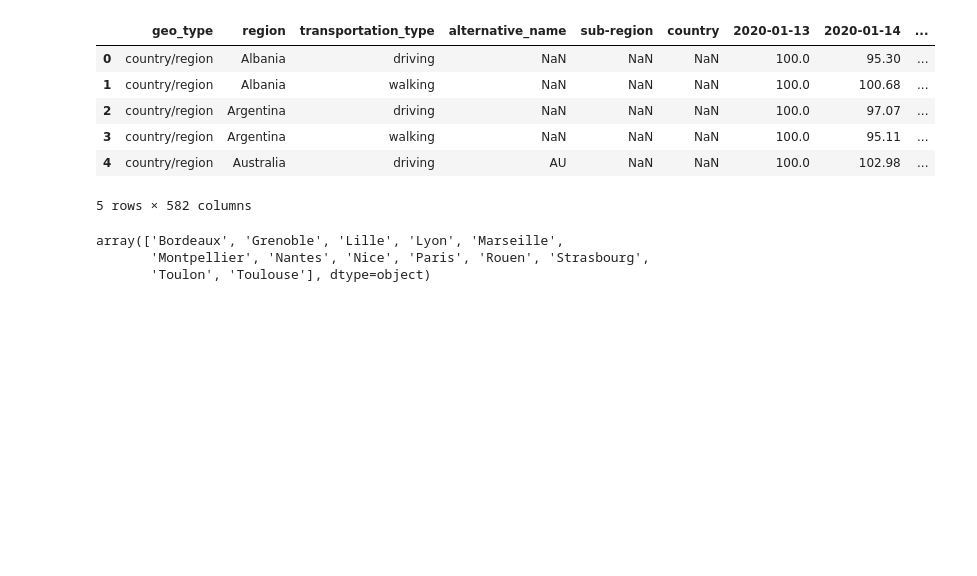
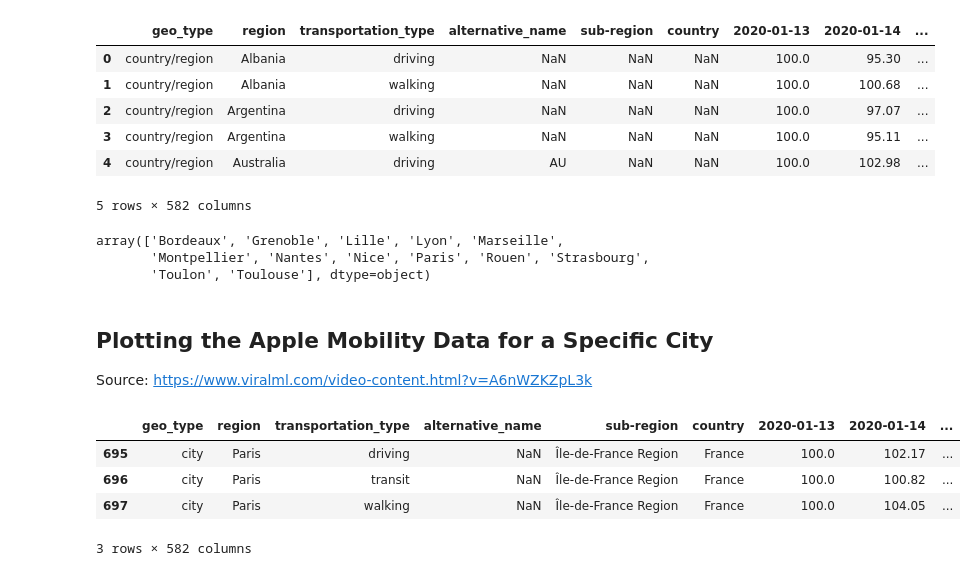
Before and after one commit to OmdenaAI/omdena-france-pollution, a Jupyter notebook: src/tasks/task-1-data-acquisition/task-1a-mobility-data/APPLE_mobility_preprocessing.ipynb, the cells around one changed output. Cells and saved outputs as stored; diff of their text form; code cells hidden in the pictures; blank space fills up the shorter version.

```diff
--- a/src/tasks/task-1-data-acquisition/task-1a-mobility-data/APPLE_mobility_preprocessing.ipynb
+++ b/src/tasks/task-1-data-acquisition/task-1a-mobility-data/APPLE_mobility_preprocessing.ipynb
@@ -36,0 +37,12 @@ apple_fr_df.to_csv("/content/gdrive/MyDrive/Omdena/Official Folder/Data/Apple_Mo
+# %% [markdown]
+## Plotting the Apple Mobility Data for a Specific City
+Source: https://www.viralml.com/video-content.html?v=A6nWZKZpL3k
+# %%
+paris_df = apple_fr_df[ apple_fr_df['region'] == 'Paris' ]
+paris_df
+# %% [output]
+|  | geo_type | region | transportation_type | alternative_name | sub-region | country | 2020-01-13 | 2020-01-14 | ... |
+| 695 | city | Paris | driving | NaN | Île-de-France Region | France | 100.0 | 102.17 | ... |
+| 696 | city | Paris | transit | NaN | Île-de-France Region | France | 100.0 | 100.82 | ... |
+| 697 | city | Paris | walking | NaN | Île-de-France Region | France | 100.0 | 104.05 | ... |
+3 rows × 582 columns
```
Also changed, not shown: parts of 2 cells of this notebook.
